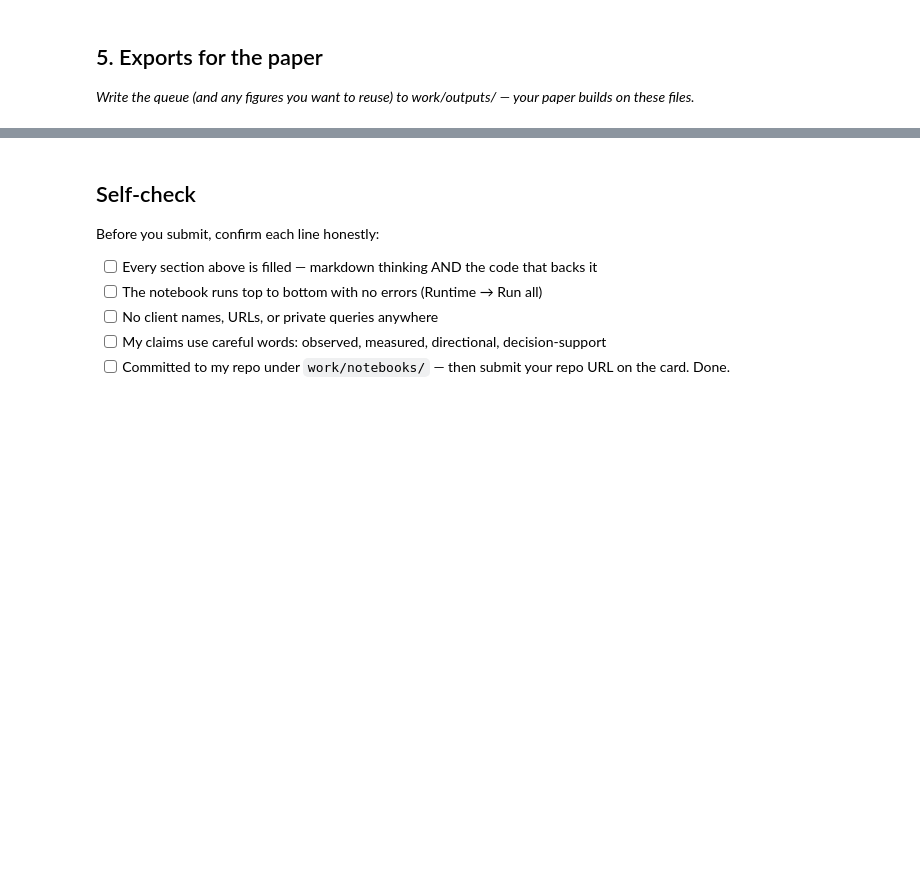
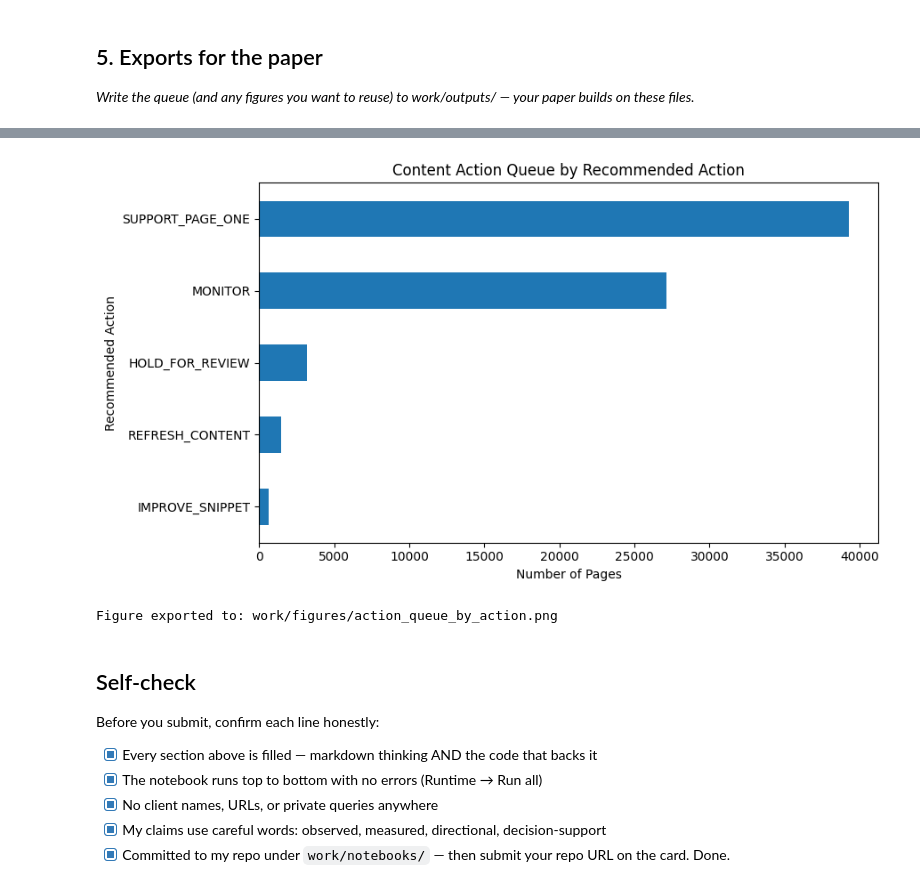
Before and after one commit to helnagar123/flyrank-ml-internship, a Jupyter notebook: work/notebooks/w07_action_playbook.ipynb, the cells around one changed output, grey strips where cells are left out. Cells and saved outputs as stored; diff of their text form; code cells hidden in the pictures; blank space fills up the shorter version.

```diff
--- a/work/notebooks/w07_action_playbook.ipynb
+++ b/work/notebooks/w07_action_playbook.ipynb
@@ -44,10 +835,43 @@ This skeleton is yours to fill. Work the sections **in order** — each one has
+# %%
+import matplotlib.pyplot as plt
+
+action_plot = (
+    ranked["action"]
+    .value_counts()
+    .sort_values(ascending=True)
+)
+
+plt.figure(figsize=(9, 5))
+
+action_plot.plot(kind="barh")
+
+plt.title("Content Action Queue by Recommended Action")
+plt.xlabel("Number of Pages")
+plt.ylabel("Recommended Action")
+
+plt.tight_layout()
+
+figure_path = "work/figures/action_queue_by_action.png"
+
+plt.savefig(
+    figure_path,
+    dpi=200,
+    bbox_inches="tight"
+)
+
+plt.show()
+
+print(f"Figure exported to: {figure_path}")
+# %% [output]
+[figure, added]
+Figure exported to: work/figures/action_queue_by_action.png
 # %% [markdown]
 ## Self-check
 
 Before you submit, confirm each line honestly:
 
-- [ ] Every section above is filled — markdown thinking AND the code that backs it
-- [ ] The notebook runs top to bottom with no errors (Runtime → Run all)
-- [ ] No client names, URLs, or private queries anywhere
-- [ ] My claims use careful words: observed, measured, directional, decision-support
-- [ ] Committed to my repo under `work/notebooks/` — then submit your repo URL on the card. Done.
+- [x] Every section above is filled — markdown thinking AND the code that backs it
+- [x] The notebook runs top to bottom with no errors (Runtime → Run all)
+- [x] No client names, URLs, or private queries anywhere
+- [x] My claims use careful words: observed, measured, directional, decision-support
+- [x] Committed to my repo under `work/notebooks/` — then submit your repo URL on the card. Done.
```
Also changed, not shown: parts of 22 cells of this notebook.
